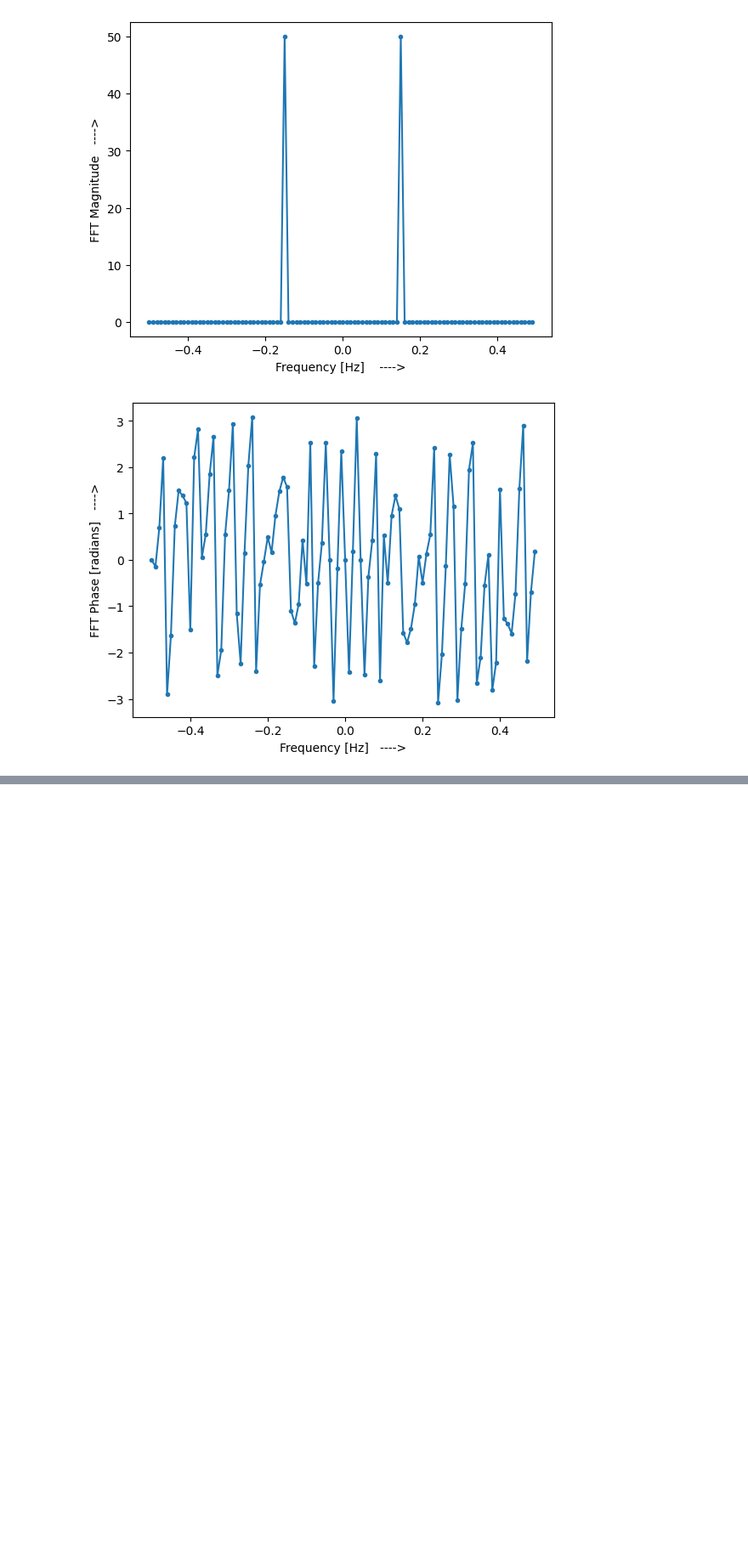
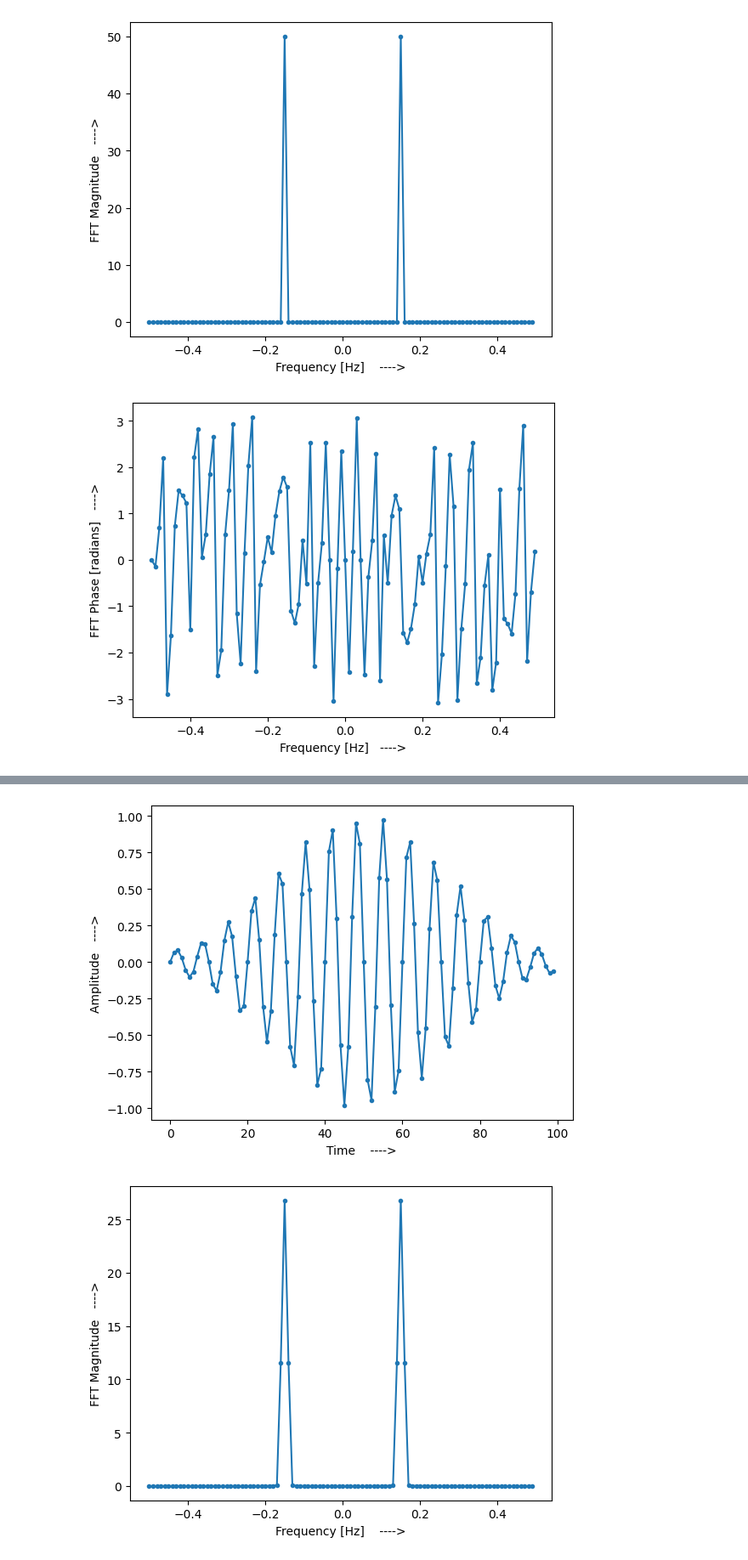
Before and after one commit to rstar900/PySDR, a Jupyter notebook: 01_frequency_domain.ipynb, the cells around one changed output, grey strips where cells are left out. Shown at 85% size. Drawn from its saved outputs; the diff is of its cells as text; code cells hidden in the pictures; blank space fills up the shorter version.

Commit message:
Applied Hamming window function

```diff
--- a/01_frequency_domain.ipynb
+++ b/01_frequency_domain.ipynb
@@ -85,0 +89,61 @@ plt.show()
+# %%
+# We do this before calculating s, so we rewrite the code so far but this time with windowing
+
+import numpy as np
+import matplotlib.pyplot as plt
+
+'''
+## For Time domain ##
+'''
+
+# Frequency of the wave
+F = 0.15
+# 100s Time array (x-axis) (from 0-99s)
+t = np.arange(100)
+# Sine function with f = 0.15 Hz sampled for 100s
+s = np.sin(2 * np.pi * F * t)
+# Apply Hamming window function to sine function with a window size of 100
+s = s * np.hamming(100)
+# Create and disply the plot in time domain
+plt.plot(t, s, '.-')
+plt.xlabel('Time    ---->')
+plt.ylabel('Amplitude   ---->')
+plt.show()
+
+'''
+## For Frequency domain ##
+'''
+
+# Sampling frequency (in Hz)
+Fs = 1
+# Number of samples
+N = 100
+# Frequencies in x-axis
+f = np.arange(Fs/-2, Fs/2, Fs/N)
+
+# The FFT of the sine function
+S = np.fft.fft(s)
+# Applying the FFT shift to S
+S = np.fft.fftshift(S)
+# Magnitude of this function
+S_mag = np.abs(S)
+# Phase of this function in radians
+S_phase = np.angle(S)
+
+# Plot the graph for magnitude
+plt.figure(0)
+plt.plot(f, S_mag, '.-')
+plt.xlabel('Frequency [Hz]    ---->')
+plt.ylabel('FFT Magnitude   ---->')
+
+# Plot the graph for phase
+plt.figure(1)
+plt.plot(f, S_phase, '.-')
+plt.xlabel('Frequency [Hz]   ---->')
+plt.ylabel('FFT Phase [radians]   ---->')
+
+# Display both the plots
+plt.show()
+# %% [output]
+[figure, added]
+[figure, added]
```
Also changed, not shown: parts of 3 cells of this notebook.
